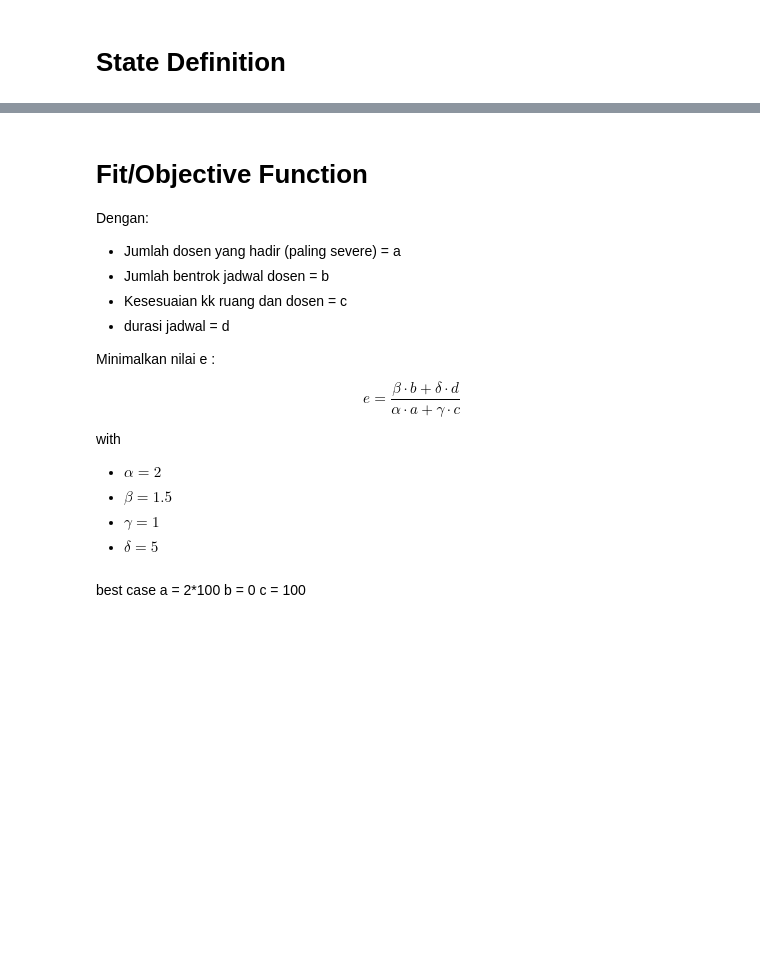
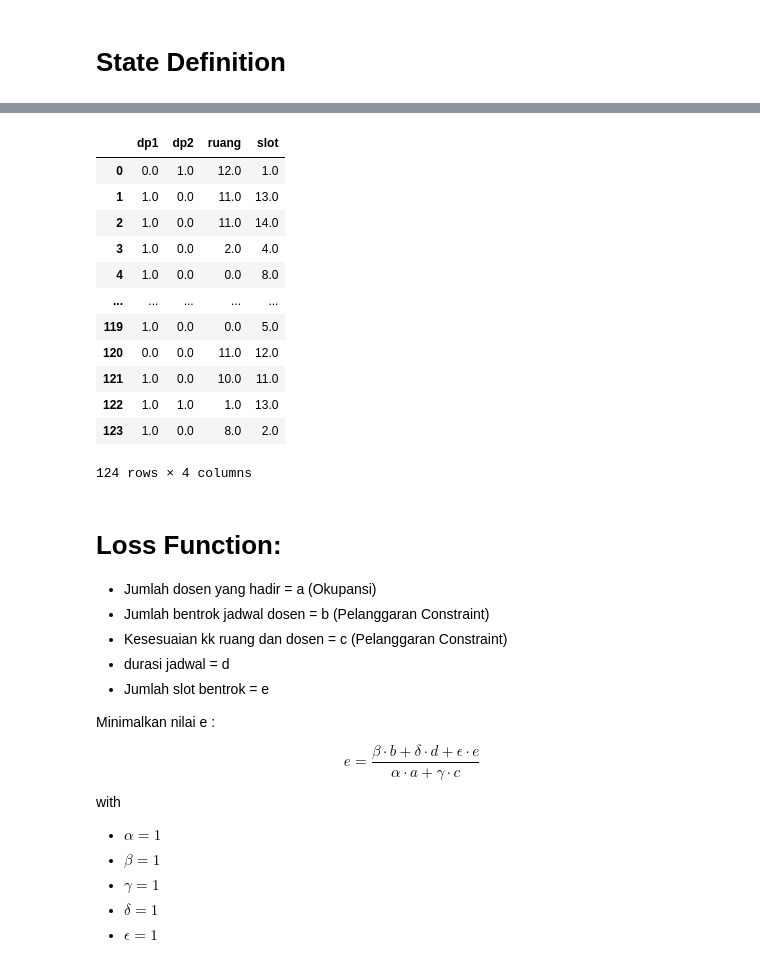
Before and after one commit to iqbalbasyar/task-scheduling, a Jupyter notebook: Problem Modeling.ipynb, the cells around one changed output, grey strips where cells are left out. Cells and saved outputs as stored; diff of their text form; code cells hidden in the pictures; blank space fills up the shorter version.

```diff
--- a/Problem Modeling.ipynb
+++ b/Problem Modeling.ipynb
@@ -60,3 +121,18 @@ state['time'] = np.random.choice(jadwal_dosen['time'].unique(),  size=len(mhs))
+# %%
+def random_sol(to_df=False):
+    sol = np.zeros(shape=(len(mhs),4))
+    sol[:,0] = np.random.randint(0,2, size=len(mhs)) #dp1
+    sol[:,1] = np.random.randint(0,2, size=len(mhs)) #dp2
+    sol[:,2] = np.random.randint(0,len(ruang), size=len(mhs)) #ruang
+    sol[:,3] = np.random.randint(0,20, size=len(mhs))
+
+    if to_df :
+        df = pd.DataFrame(sol, columns=['dp1', 'dp2', 'ruang', 'slot'])
+        return df
+    else: return sol
+
+ub = [1,1,len(ruang)-1, 19]
+lb = [0,0,0,0]
 # %%
 state
 # %% [output]
@@ -75,0 +154,24 @@ state
+# %%
+no_to_ruang = ruang['ruang'].to_dict()
+ruang_to_no = { no_to_ruang[k]:k for k in no_to_ruang}
+
+no_to_slot = pd.Series(jdw.columns).to_dict()
+# slot_to_no = {no_to_jam[k]:k for k in no_to_jam}
+
+solstate = random_sol(to_df=True)
+# %%
+solstate
+# %% [output]
+|  | dp1 | dp2 | ruang | slot |
+| 0 | 0.0 | 1.0 | 12.0 | 1.0 |
+| 1 | 1.0 | 0.0 | 11.0 | 13.0 |
+| 2 | 1.0 | 0.0 | 11.0 | 14.0 |
+| 3 | 1.0 | 0.0 | 2.0 | 4.0 |
+| 4 | 1.0 | 0.0 | 0.0 | 8.0 |
+| ... | ... | ... | ... | ... |
+| 119 | 1.0 | 0.0 | 0.0 | 5.0 |
+| 120 | 0.0 | 0.0 | 11.0 | 12.0 |
+| 121 | 1.0 | 0.0 | 10.0 | 11.0 |
+| 122 | 1.0 | 1.0 | 1.0 | 13.0 |
+| 123 | 1.0 | 0.0 | 8.0 | 2.0 |
+124 rows × 4 columns
@@ -76,22 +181,18 @@ state
 # %% [markdown]
-# Fit/Objective Function
-Dengan:
-- Jumlah dosen yang hadir (paling severe) = a
-- Jumlah bentrok jadwal dosen = b
-- Kesesuaian kk ruang dan dosen = c
+# Loss Function:
+- Jumlah dosen yang hadir  = a (Okupansi)
+- Jumlah bentrok jadwal dosen = b (Pelanggaran Constraint)
+- Kesesuaian kk ruang dan dosen = c (Pelanggaran Constraint)
 - durasi jadwal = d
+- Jumlah slot bentrok = e
 
 Minimalkan nilai e :
 
-$$ e = \frac{\beta \cdot b + \delta \cdot d}{\alpha \cdot a+ \gamma \cdot c}$$
+$$ e = \frac{\beta \cdot b + \delta \cdot d + \epsilon \cdot e}{\alpha \cdot a+ \gamma \cdot c }$$
 
 with
-- $\alpha = 2$
-- $\beta = 1.5$
+- $\alpha = 1$
+- $\beta = 1$
 - $\gamma = 1$
-- $\delta = 5$
+- $\delta = 1$
+- $\epsilon = 1$
-# %% [markdown]
-best case
-a = 2*100
-b = 0
-c = 100
```
Also changed, not shown: parts of 36 cells of this notebook, 3 other files.
